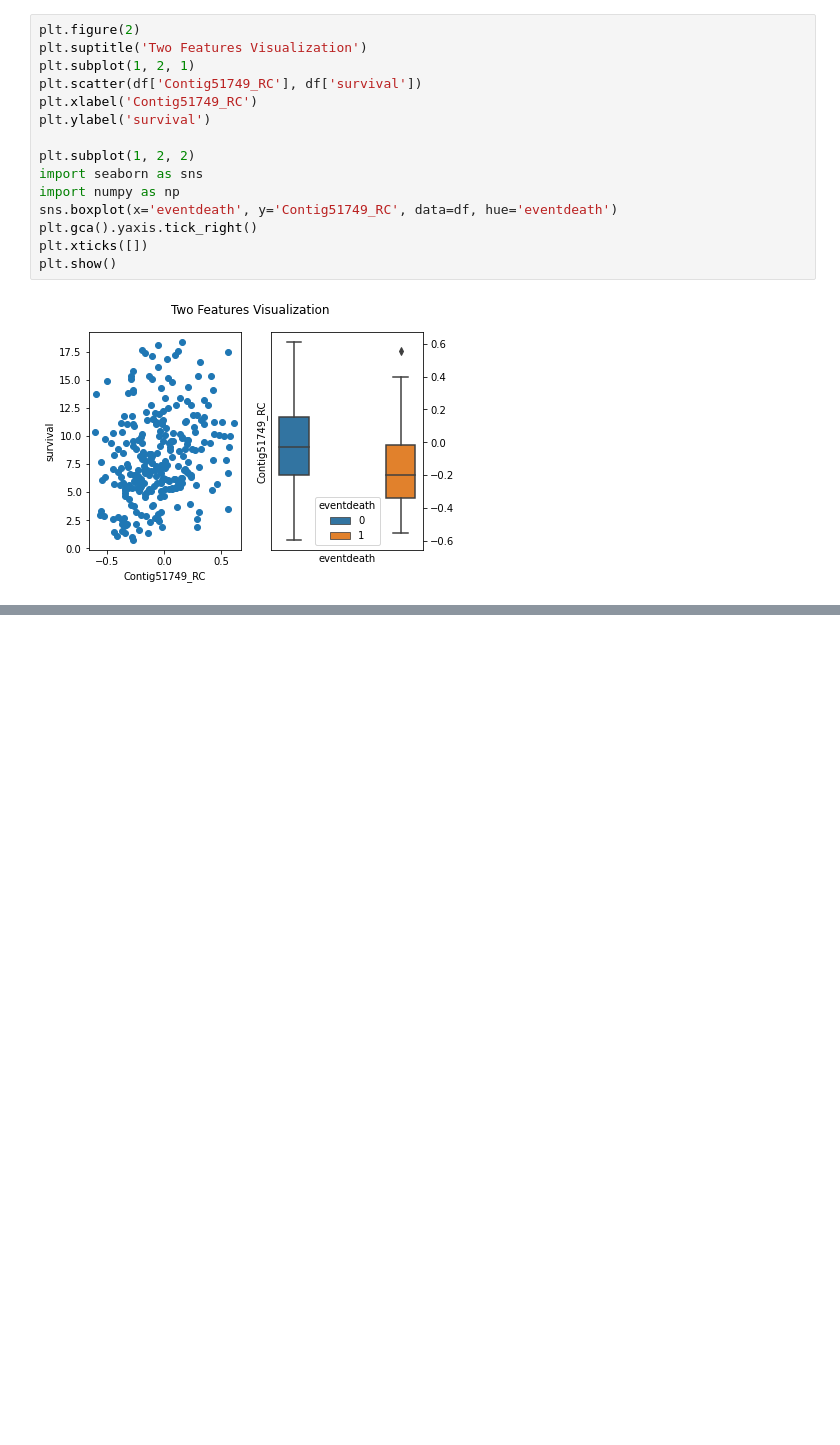
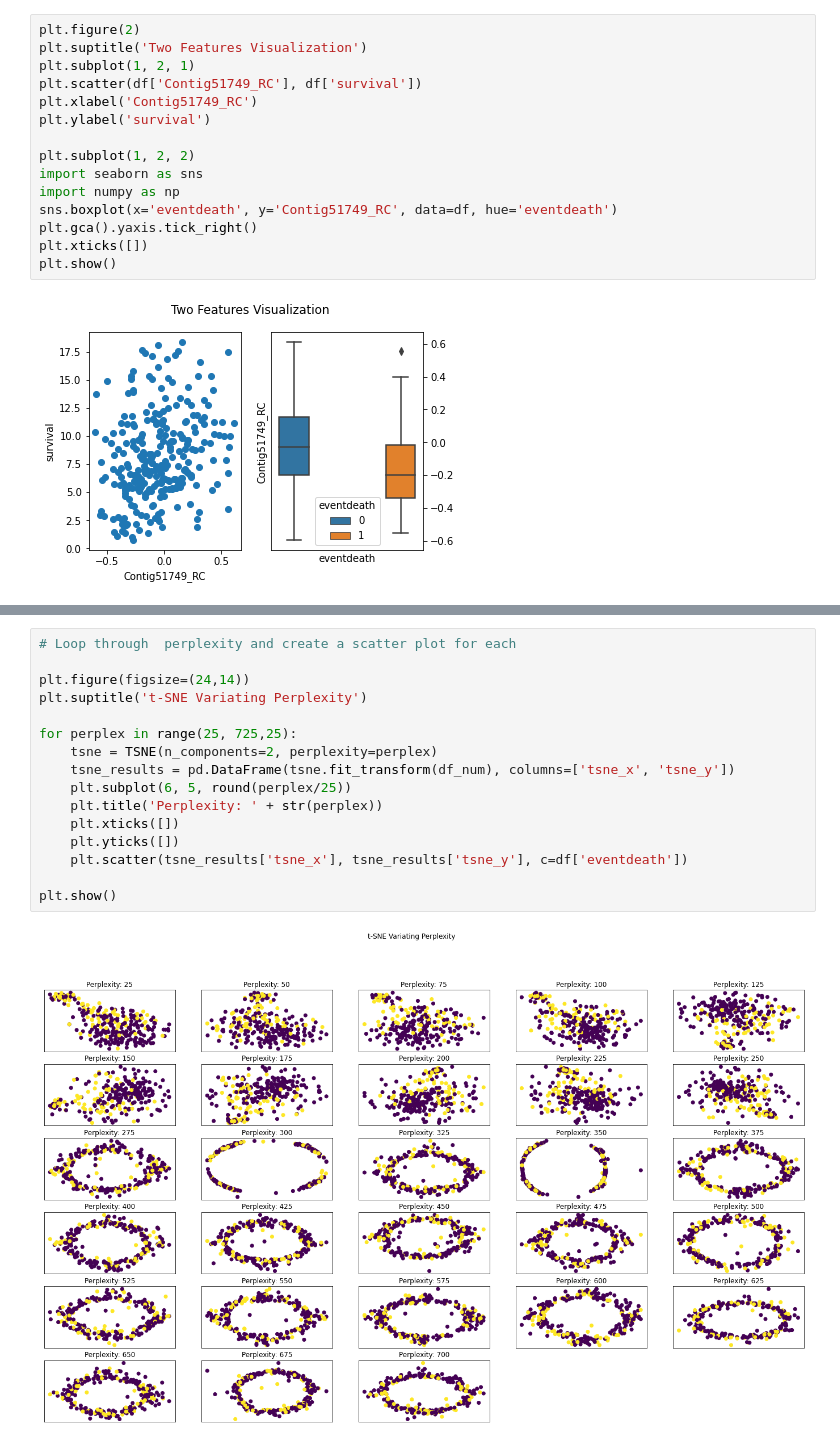
Before and after one commit to mae5357/notebooks, a Jupyter notebook: notebooks/cancer-tsne.ipynb, the cells around one changed output, grey strips where cells are left out. Cells and saved outputs as stored; diff of their text form; blank space fills up the shorter version.

```diff
--- a/notebooks/cancer-tsne.ipynb
+++ b/notebooks/cancer-tsne.ipynb
@@ -68,0 +130,18 @@ In reality, it would be much more useful to take in account all the genes. To do
+# %%
+# Loop through  perplexity and create a scatter plot for each
+
+plt.figure(figsize=(24,14))
+plt.suptitle('t-SNE Variating Perplexity')
+
+for perplex in range(25, 725,25):
+    tsne = TSNE(n_components=2, perplexity=perplex)
+    tsne_results = pd.DataFrame(tsne.fit_transform(df_num), columns=['tsne_x', 'tsne_y'])
+    plt.subplot(6, 5, round(perplex/25))
+    plt.title('Perplexity: ' + str(perplex))
+    plt.xticks([])
+    plt.yticks([])
+    plt.scatter(tsne_results['tsne_x'], tsne_results['tsne_y'], c=df['eventdeath'])
+
+plt.show()
+# %% [output]
+[figure, added]
```
Also changed, not shown: parts of 5 cells of this notebook.
